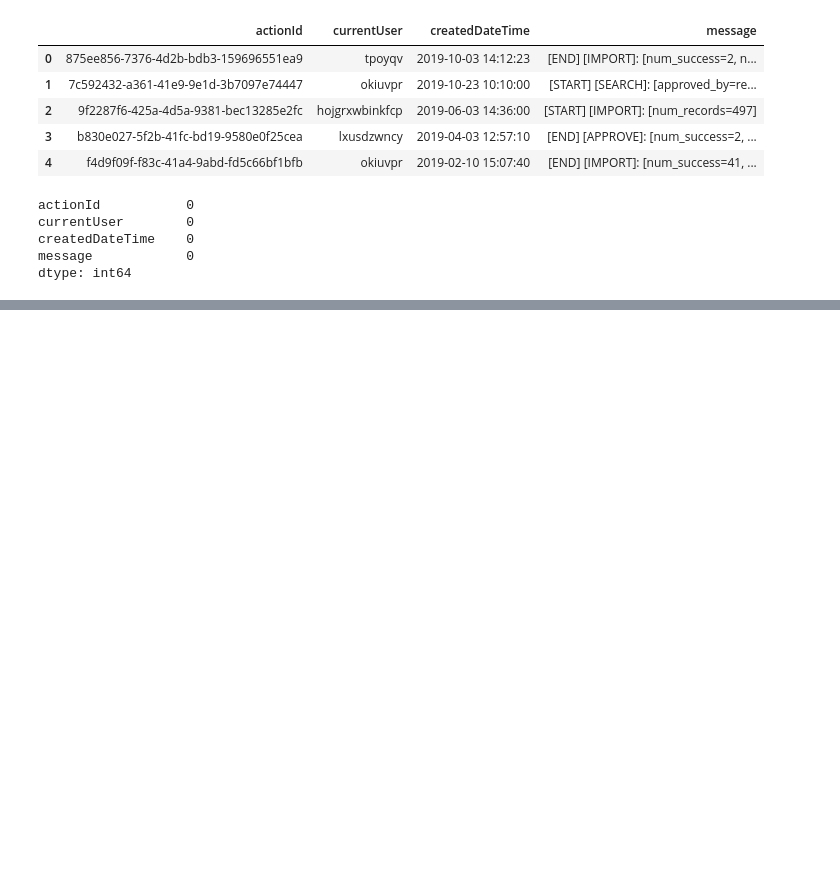
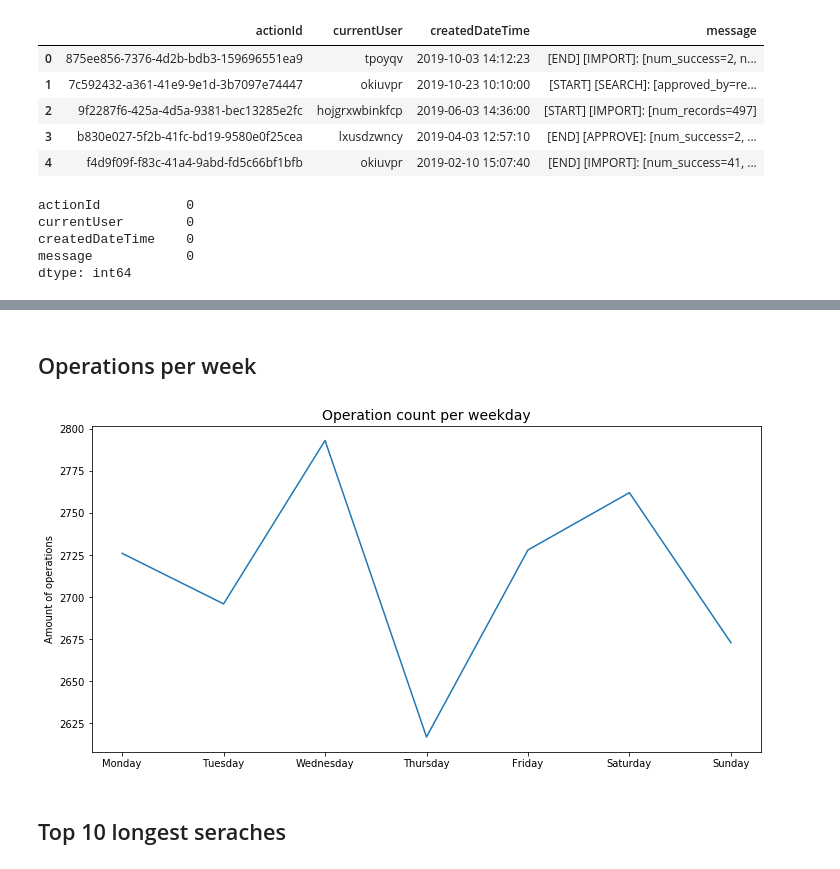
Before and after one commit to sergey-byk0v/TLC_trip_data, a Jupyter notebook: hw9/task.ipynb, the cells around one changed output, grey strips where cells are left out. Saved outputs shown, nothing was run; the diff lists cells and outputs as text; code cells hidden in the pictures; blank space fills up the shorter version.

```diff
--- a/hw9/task.ipynb
+++ b/hw9/task.ipynb
@@ -47,0 +88,13 @@ Name: status, Length: 18995, dtype: object
+# %% [markdown]
+## Operations per week
+# %%
+plt.figure(figsize=(12,6))
+df = data
+df.index = df.createdDateTime
+days = ['Monday', "Tuesday", 'Wednesday', 'Thursday', 'Friday', 'Saturday', 'Sunday']
+df.groupby(df.index.weekday_name).count()['operation_type'].reindex(days)
+plt.plot(df.groupby(df.index.weekday_name).count()['operation_type'].reindex(days))
+plt.ylabel('Amount of operations')
+plt.title('Operation count per weekday',fontsize=14);
+# %% [output]
+[figure, added]
@@ -47,0 +114,2 @@ Name: status, Length: 18995, dtype: object
+# %% [markdown]
+## Top 10 longest seraches
```
Also changed, not shown: parts of 18 cells of this notebook.
